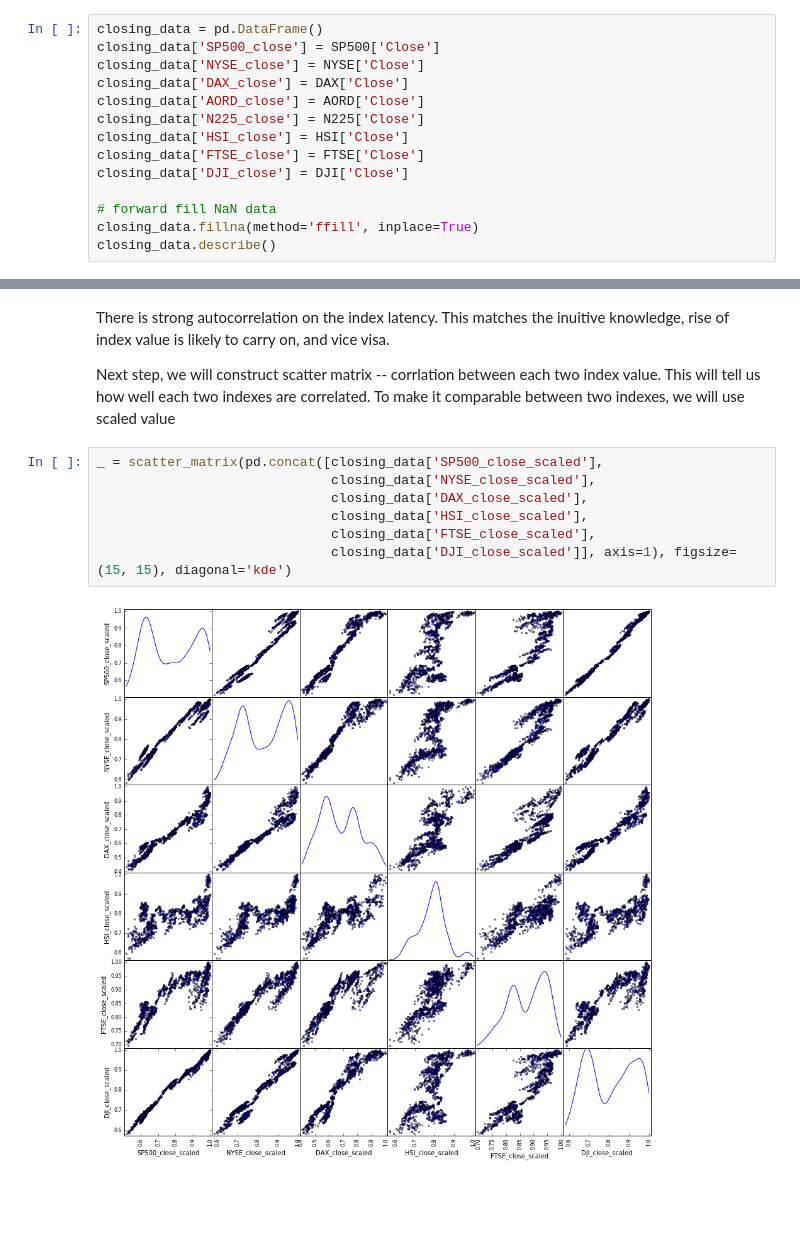
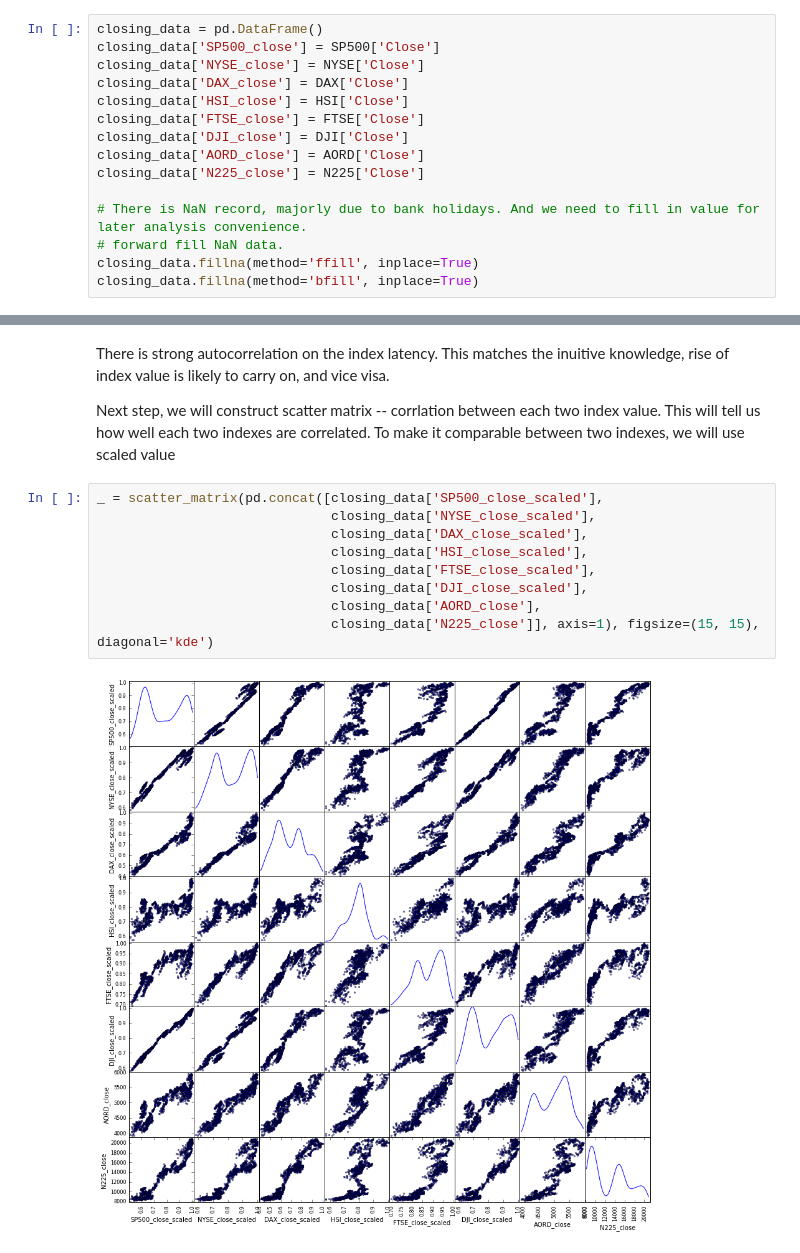
Before and after one commit to stevenyu530/NowcastingLibrary, a Jupyter notebook: IPythonNotebooks/MLFinancialTimeSeries.ipynb, the cells around one changed output, grey strips where cells are left out. Saved outputs shown, nothing was run; the diff lists cells and outputs as text; blank space fills up the shorter version.

Commit message:
fixed NaN value in N225 and AORD using backward fill

```diff
--- a/IPythonNotebooks/MLFinancialTimeSeries.ipynb
+++ b/IPythonNotebooks/MLFinancialTimeSeries.ipynb
@@ -32,12 +32,13 @@ closing_data = pd.DataFrame()
 closing_data['SP500_close'] = SP500['Close']
 closing_data['NYSE_close'] = NYSE['Close']
 closing_data['DAX_close'] = DAX['Close']
-closing_data['AORD_close'] = AORD['Close']
-closing_data['N225_close'] = N225['Close']
 closing_data['HSI_close'] = HSI['Close']
 closing_data['FTSE_close'] = FTSE['Close']
 closing_data['DJI_close'] = DJI['Close']
+closing_data['AORD_close'] = AORD['Close']
+closing_data['N225_close'] = N225['Close']
 
-# forward fill NaN data
+# There is NaN record, majorly due to bank holidays. And we need to fill in value for later analysis convenience.
+# forward fill NaN data.
 closing_data.fillna(method='ffill', inplace=True)
-closing_data.describe()
+closing_data.fillna(method='bfill', inplace=True)
@@ -122,9 +113,11 @@ To make it comparable between two indexes, we will use scaled value
 # %%
 _ = scatter_matrix(pd.concat([closing_data['SP500_close_scaled'],
                               closing_data['NYSE_close_scaled'],
                               closing_data['DAX_close_scaled'],
                               closing_data['HSI_close_scaled'],
                               closing_data['FTSE_close_scaled'],
-                              closing_data['DJI_close_scaled']], axis=1), figsize=(15, 15), diagonal='kde')
+                              closing_data['DJI_close_scaled'],
+                              closing_data['AORD_close'],
+                              closing_data['N225_close']], axis=1), figsize=(15, 15), diagonal='kde')
 # %% [output]
-[figure, old version]
+[figure, new version]
```
Also changed, not shown: parts of 6 cells of this notebook.
